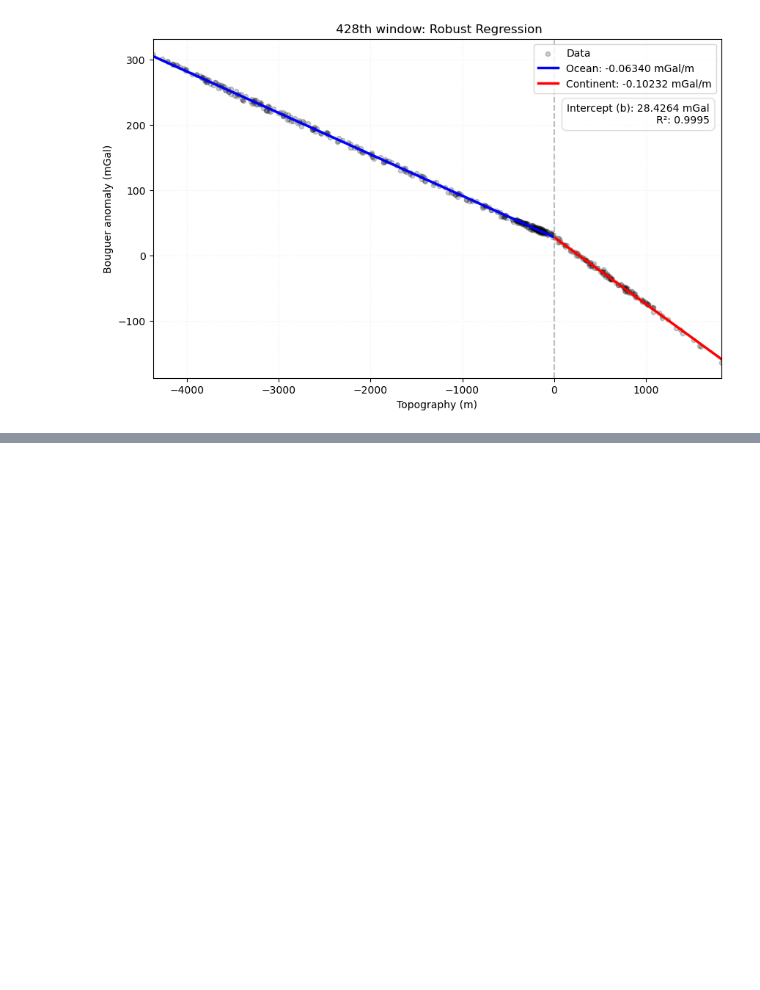
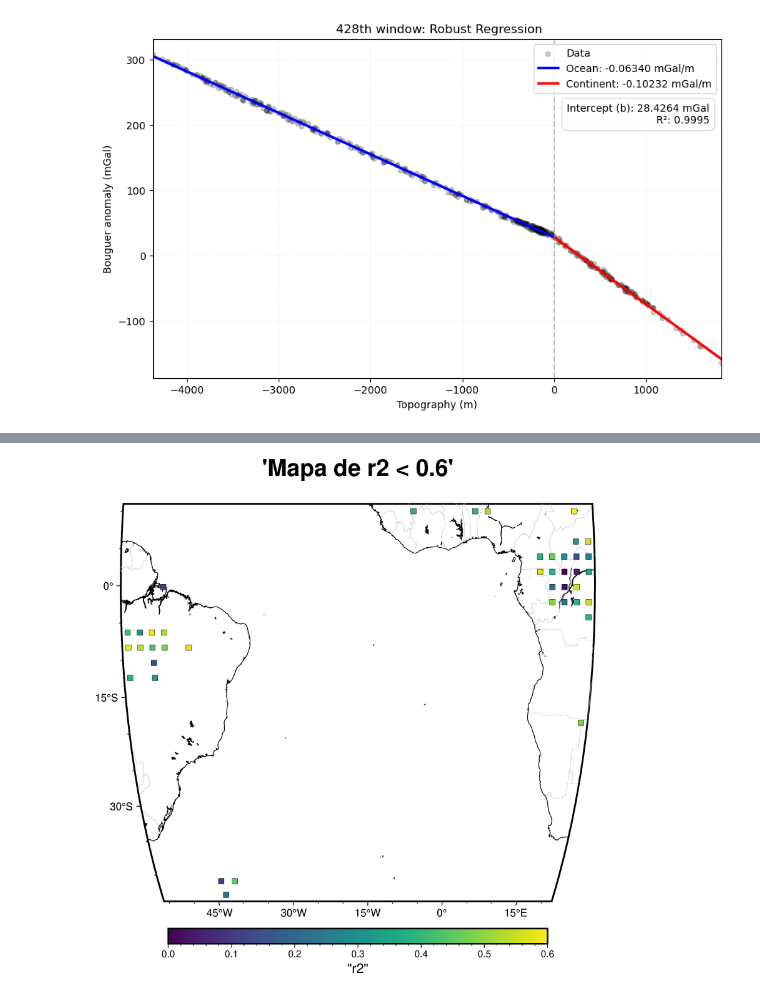
Before and after one commit to compgeolab/gravity-topography-regression, a Jupyter notebook: code/regression_windows_r2.ipynb, the cells around one changed output, grey strips where cells are left out. Cells and saved outputs as stored; diff of their text form; code cells hidden in the pictures; blank space fills up the shorter version.

```diff
--- a/code/regression_windows_r2.ipynb
+++ b/code/regression_windows_r2.ipynb
@@ -251,0 +279,4 @@ O círculo rosa é a localização da janela.
+# %%
+df_erros_r2 = df_windows[(df_windows.r2 < 0.6)]
+
+df_erros_r2
@@ -251,0 +301,9 @@ O círculo rosa é a localização da janela.
+# %%
+fig_r2_erros = r.plot_parameters_map(df_erros_r2, 'r2', v_range = [0, 0.6], step = 0.01, cmap='viridis', reverse=False, projection = 'W', title_add = '< 0.6')
+#fig_r2.coast(shorelines='1p,black')
+fig_r2_erros.savefig('mapa-erro-r2.png')
+
+
+fig_r2_erros.show()
+# %% [output]
+[figure, added]
```
Also changed, not shown: parts of 24 cells of this notebook, 18 other files.
